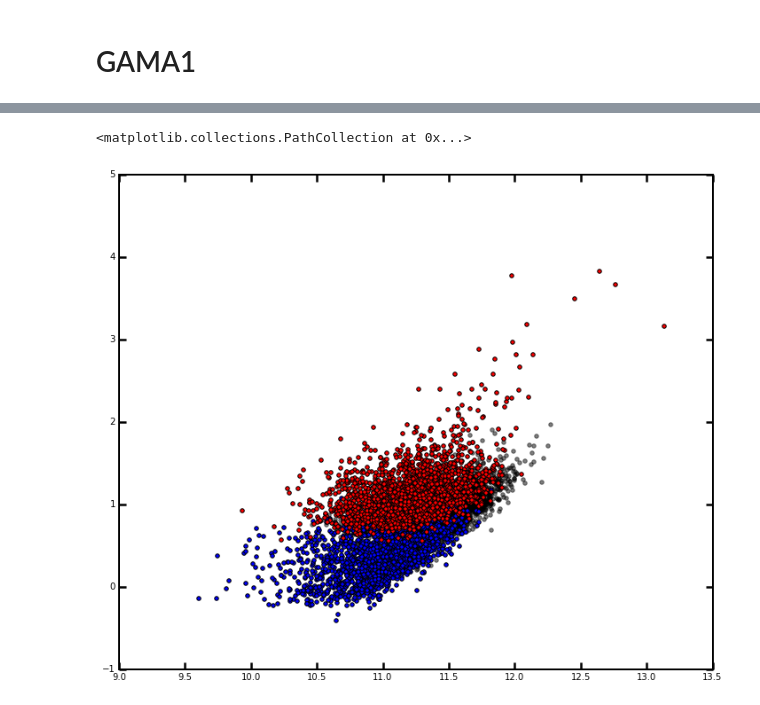
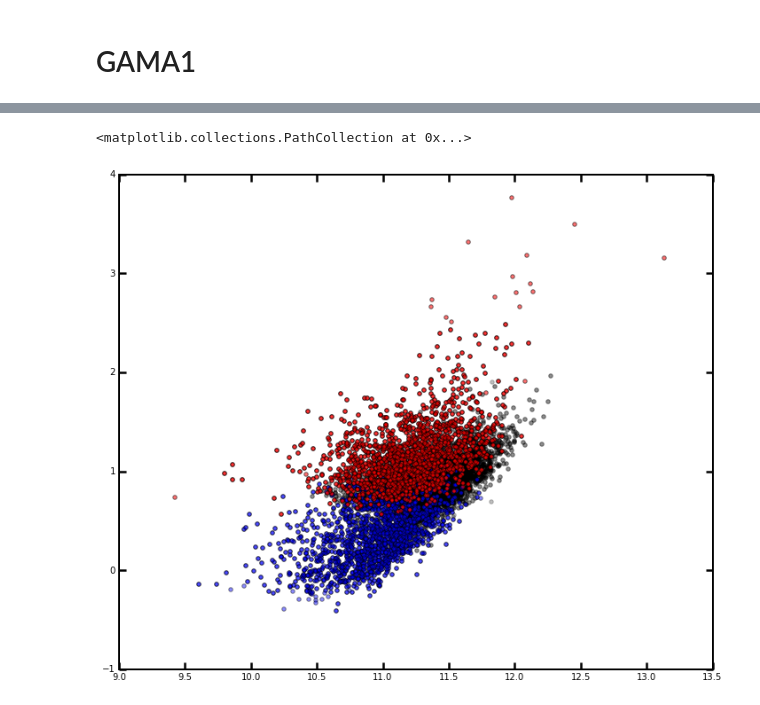
Before and after one commit to dr-guangtou/hsc_redbcg, a Jupyter notebook: note/massiveGalfit_160107.ipynb, the cells around one changed output, grey strips where cells are left out. Cells and saved outputs as stored; diff of their text form; code cells hidden in the pictures.

```diff
--- a/note/massiveGalfit_160107.ipynb
+++ b/note/massiveGalfit_160107.ipynb
@@ -898,15 +1120,19 @@ plt.scatter(logm2Bcg, logr2Bcg, c='r')
 # %% [markdown]
 # GAMA1
 # %%
-logmGama1, logrGama1 = [], []
-logm1Gama1, logr1Gama1, logm2Gama1, logr2Gama1 = [], [], [], []
 sample = 'gama'
+sampleDir = gama1Dir
+
+idStr = 'ISEDFIT_ID'
+zStr = 'Z'
+m2lStr = 'logm2lI_C'
+extStr = 'a_i'
 
 for gal in gama1Tab:
 
-    galId = str(gal['ISEDFIT_ID'])
-    scale = pixKpc(gal['Z'], show=False)
-    logm2l = gal['logm2lI_C']
+    galId = str(gal[idStr])
+    scale = pixKpc(gal[zStr], show=False)
+    logm2l = gal[m2lStr]
 
     ## Ser1
     ser1File = sample + '_' + galId + '_HSC-I_full_1ser.pkl'
@@ -921,24 +1147,25 @@ for gal in gama1Tab:
             aic1, bic1, hq1 = None, None, None
         else:
             ser1comp = obj1Ser.component_1
+            # log(Re/kpc)
+            logr1 = np.log10(ser1comp.re * np.sqrt(ser1comp.ar) * scale)
+            # log(M)
+            logm1 = getLuminosity(ser1comp.mag, gal[zStr],
+                                  extinction=gal[extStr], amag_sun=amag_sun_des_i) + logm2l
             if (ser1comp.good and ser1comp.n > 0.5 and ser1comp.n < 8.0 and
-                ser1comp.ar >= 0.25 and obj1Ser.reduced_chisq < 3.0 and
-                ser1comp.re >= 0.9 and ser1comp.re <= 600.0):
-                # log(Re/kpc)
-                logr1 = np.log10(obj1Ser.component_1.re * np.sqrt(obj1Ser.component_1.ar) * scale)
-                # log(M)
-                logm1 = getLuminosity(obj1Ser.component_1.mag, gal['Z'],
-                                      extinction=gal['a_i'], amag_sun=amag_sun_des_i) + logm2l
+                ser1comp.ar >= 0.3 and obj1Ser.reduced_chisq < 4.0 and
+                logr1 <= 2.5):
+
                 logmGama1.append(logm1)
                 logrGama1.append(logr1)
     else:
         aic1, bic1, hq1 = None, None, None
-        print("## Can not find 1 Sersic model for %s" % ser1File)
+        #print("## Can not find 1 Sersic model for %s" % ser1File)
 
 
     ## Ser2
     ser2File = sample + '_' + galId + '_HSC-I_full_2ser.pkl'
-    ser2File = os.path.join(newDir, gama1Dir, ser2File)
+    ser2File = os.path.join(newDir, sampleDir, ser2File)
 
     if os.path.isfile(ser2File):
         obj2Ser = loadGalfitOutput(ser2File)
@@ -951,41 +1178,46 @@ for gal in gama1Tab:
             ser2comp1 = obj2Ser.component_1
             ser2comp2 = obj2Ser.component_2
 
-            if (ser2comp1.good and ser2comp1.n > 0.5 and ser2comp1.n < 8.0 and
-                ser2comp1.ar >= 0.25 and obj2Ser.reduced_chisq < 1.8 and
-                ser2comp1.re >= 0.9 and ser2comp1.re <= 600.0 and
-                ser2comp2.good and ser2comp2.n > 0.5 and ser2comp1.n < 8.0 and
-                ser2comp2.ar >= 0.25 and obj2Ser.reduced_chisq < 1.8 and
-                ser2comp2.re >= 0.9 and ser2comp1.re <= 600.0 and
-                bic2 is not None and bic1 is not None and bic2 < (bic1 - 2)):
+            if ser2comp1.re > ser2comp2.re:
+                ser2comp1, ser2comp2 = ser2comp2, ser2comp1
 
-                # log(Re/kpc)
-                logr2a = np.log10(ser2comp1.re * np.sqrt(ser2comp1.ar) * scale)
-                logr2b = np.log10(ser2comp2.re * np.sqrt(ser2comp2.ar) * scale)
+            flux1 = 10.0 ** ((27.0 - ser2comp1.mag) / 2.5)
+            flux2 = 10.0 ** ((27.0 - ser2comp2.mag) / 2.5)
+            frac1 = flux1 / (flux1 + flux2)
 
-                # log(M)
-                logm2a = getLuminosity(ser2comp1.mag, gal['Z'],
-                                       extinction=gal['a_i'], amag_sun=amag_sun_des_i) + logm2l
-                logm2b = getLuminosity(ser2comp2.mag, gal['Z'],
-                                       extinction=gal['a_i'], amag_sun=amag_sun_des_i) + logm2l
-                if (logr2a <= logr2b):
-                    logm1Gama1.append(logm2a)
-                    logm2Gama1.append(logm2b)
-                    logr1Gama1.append(logr2a)
-                    logr2Gama1.append(logr2b)
-                else:
-                    logm1Gama1.append(logm2b)
-                    logm2Gama1.append(logm2a)
-                    logr1Gama1.append(logr2b)
-                    logr2Gama1.append(logr2a)
+            mu1 = (flux1 / (ser2comp1.ar * (ser2comp1.re ** 2.0 )))
+            mu2 = (flux2 / (ser2comp2.ar * (ser2comp2.re ** 2.0 )))
+
+            # log(Re/kpc)
+            logr2a = np.log10(ser2comp1.re * np.sqrt(ser2comp1.ar) * scale)
+            logr2b = np.log10(ser2comp2.re * np.sqrt(ser2comp2.ar) * scale)
+
+            # log(M)
+            logm2a = getLuminosity(ser2comp1.mag, gal[zStr],
+                                   extinction=gal[extStr], amag_sun=amag_sun_des_i) + logm2l
+            logm2b = getLuminosity(ser2comp2.mag, gal[zStr],
+                                   extinction=gal[extStr], amag_sun=amag_sun_des_i) + logm2l
+
+            if (ser2comp1.good and ser2comp1.n > 0.5 and ser2comp1.n < 4.5 and
+                ser2comp1.ar >= 0.25 and obj2Ser.reduced_chisq < 2.0 and
+                logr2a <= 2.0 and logr2a >= -1.0 and
+                ser2comp2.good and ser2comp2.n > 0.5 and ser2comp1.n < 4.5 and
+                ser2comp2.ar >= 0.25 and obj2Ser.reduced_chisq < 2.0 and
+                logr2b <= 2.5 and logr2b >= 0.0 and mu1 >= mu2):
+
+                logm1Gama1.append(logm2a)
+                logm2Gama1.append(logm2b)
+                logr1Gama1.append(logr2a)
+                logr2Gama1.append(logr2b)
     else:
-        print("## Can not find 1 Sersic model for %s" % ser2File)
+        aic2, bic2, hq2 = None, None, None
+        #print("## Can not find 1 Sersic model for %s" % ser2File)
 
 
 print(len(logmGama1))
 print(len(logm1Gama1))
 
-plt.scatter(logmGama1, logrGama1, c='k', alpha=0.5)
-plt.scatter(logm1Gama1, logr1Gama1, c='b')
-plt.scatter(logm2Gama1, logr2Gama1, c='r')
+plt.scatter(logmGama1, logrGama1, c='k', alpha=0.25)
+plt.scatter(logm1Gama1, logr1Gama1, c='b', alpha=0.45)
+plt.scatter(logm2Gama1, logr2Gama1, c='r', alpha=0.55)
 # %% [output]
@@ -1009,2 +1226,2 @@ plt.scatter(logm2Gama1, logr2Gama1, c='r')
 <matplotlib.collections.PathCollection at 0x...>
-[figure, old version]
+[figure, new version]
```
Also changed, not shown: parts of 15 cells of this notebook.
